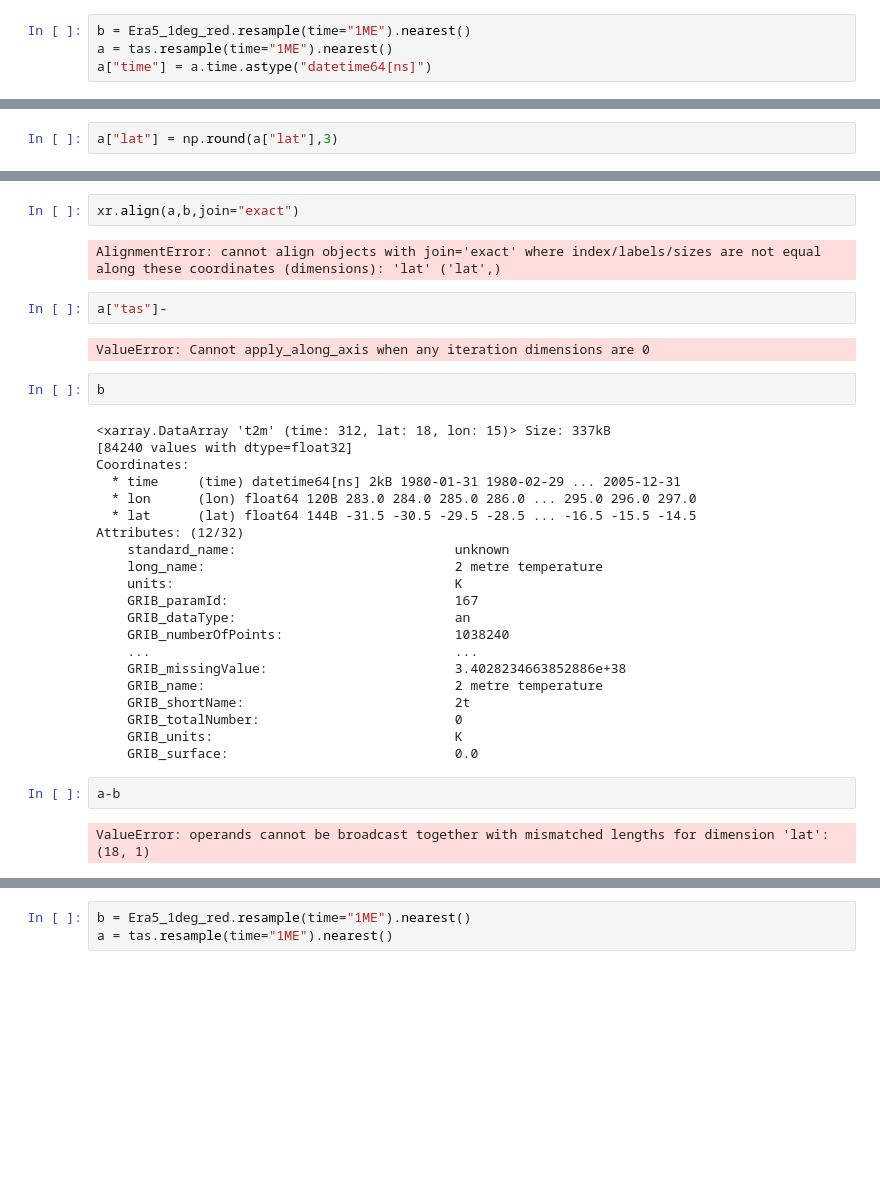
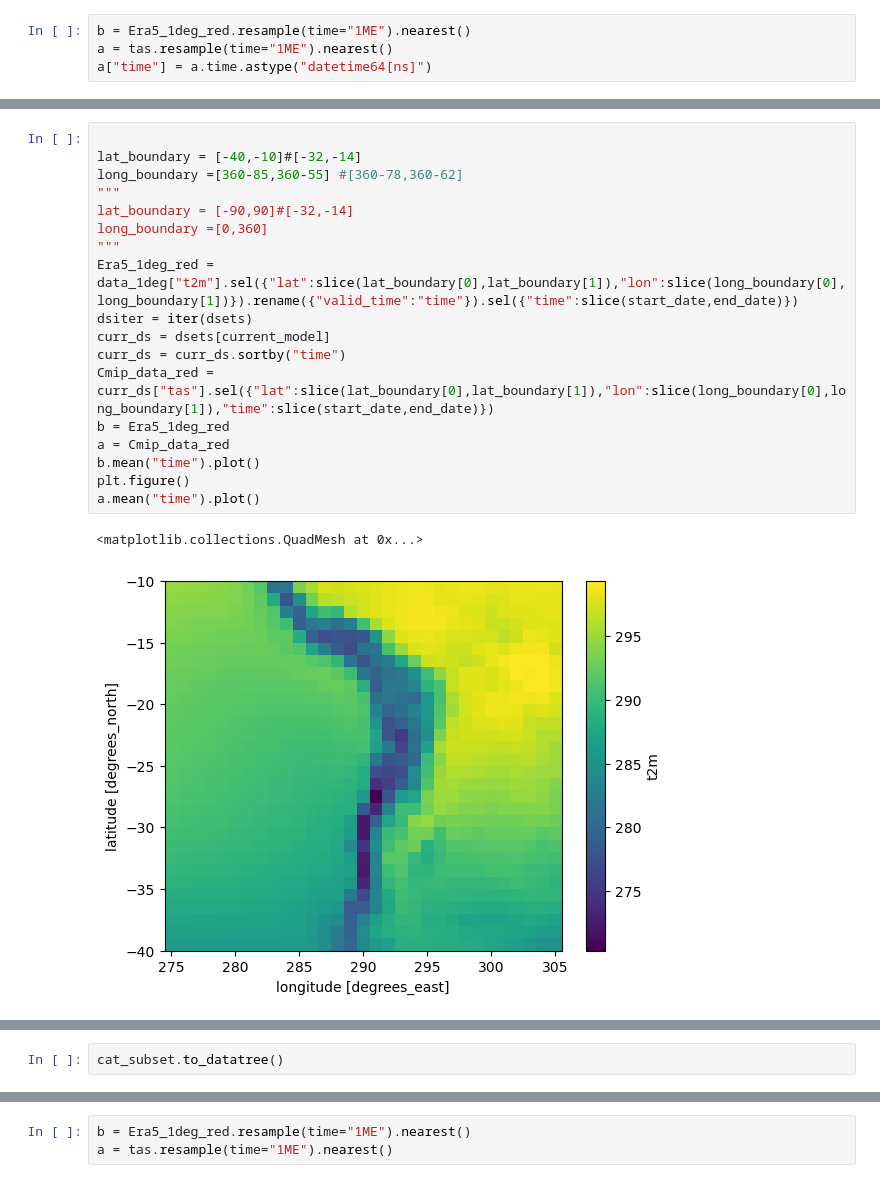
Before and after one commit to cc11223344556677/Computational-Meteorology-Exercises, a Jupyter notebook: project_simon.ipynb, the cells around one changed output, grey strips where cells are left out. Cells and saved outputs as stored; diff of their text form; blank space fills up the shorter version.

```diff
--- a/project_simon.ipynb
+++ b/project_simon.ipynb
@@ -202,2 +238,21 @@ for i in range(n):#36
 # %%
-a["lat"] = np.round(a["lat"],3)
+
+lat_boundary = [-40,-10]#[-32,-14]
+long_boundary =[360-85,360-55] #[360-78,360-62]
+"""
+lat_boundary = [-90,90]#[-32,-14]
+long_boundary =[0,360]
+"""
+Era5_1deg_red = data_1deg["t2m"].sel({"lat":slice(lat_boundary[0],lat_boundary[1]),"lon":slice(long_boundary[0],long_boundary[1])}).rename({"valid_time":"time"}).sel({"time":slice(start_date,end_date)})
+dsiter = iter(dsets)
+curr_ds = dsets[current_model]
+curr_ds = curr_ds.sortby("time")
+Cmip_data_red = curr_ds["tas"].sel({"lat":slice(lat_boundary[0],lat_boundary[1]),"lon":slice(long_boundary[0],long_boundary[1]),"time":slice(start_date,end_date)})
+b = Era5_1deg_red
+a = Cmip_data_red
+b.mean("time").plot()
+plt.figure()
+a.mean("time").plot()
+# %% [output]
+<matplotlib.collections.QuadMesh at 0x...>
+[figure, added]
@@ -204,35 +260,2 @@ a["lat"] = np.round(a["lat"],3)
-# %%
-xr.align(a,b,join="exact")
-# %% [output]
-AlignmentError: cannot align objects with join='exact' where index/labels/sizes are not equal along these coordinates (dimensions): 'lat' ('lat',)
-# %%
-a["tas"]-
-# %% [output]
-ValueError: Cannot apply_along_axis when any iteration dimensions are 0
-# %%
-b
-# %% [output]
-<xarray.DataArray 't2m' (time: 312, lat: 18, lon: 15)> Size: 337kB
-[84240 values with dtype=float32]
-Coordinates:
-  * time     (time) datetime64[ns] 2kB 1980-01-31 1980-02-29 ... 2005-12-31
-  * lon      (lon) float64 120B 283.0 284.0 285.0 286.0 ... 295.0 296.0 297.0
-  * lat      (lat) float64 144B -31.5 -30.5 -29.5 -28.5 ... -16.5 -15.5 -14.5
-Attributes: (12/32)
-    standard_name:                            unknown
-    long_name:                                2 metre temperature
-    units:                                    K
-    GRIB_paramId:                             167
-    GRIB_dataType:                            an
-    GRIB_numberOfPoints:                      1038240
-    ...                                       ...
-    GRIB_missingValue:                        3.4028234663852886e+38
-    GRIB_name:                                2 metre temperature
-    GRIB_shortName:                           2t
-    GRIB_totalNumber:                         0
-    GRIB_units:                               K
-    GRIB_surface:                             0.0
-# %%
-a-b
-# %% [output]
-ValueError: operands cannot be broadcast together with mismatched lengths for dimension 'lat': (18, 1)
+# %%
+cat_subset.to_datatree()
```
Also changed, not shown: parts of 18 cells of this notebook.
